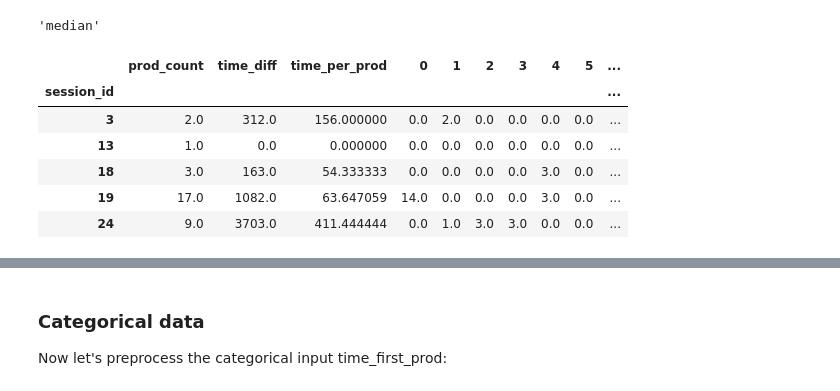
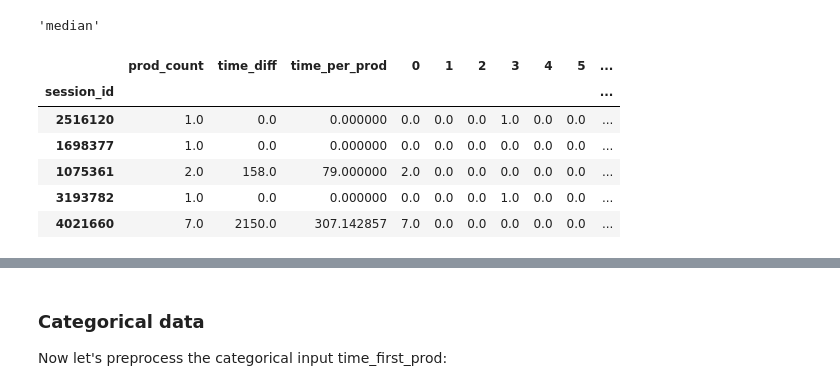
Before and after one commit to LucioBolatti/RecSys22-UB, a Jupyter notebook: ALL_Joan.ipynb, the cells around one changed output, grey strips where cells are left out. Saved outputs shown, nothing was run; the diff lists cells and outputs as text; code cells hidden in the pictures.

```diff
--- a/ALL_Joan.ipynb
+++ b/ALL_Joan.ipynb
@@ -250,9 +292,9 @@ df_1hot = cat_encoder.fit_transform(df.fillna('Unknown'))
 from sklearn.impute import SimpleImputer
 imputer = SimpleImputer(strategy="median")
 # %%
-df_num = df[["prod_count", "time_diff", "time_per_prod", 0, 1, 2, 3, 4, 5, 6, 7, 8, 9]]
+train_set_num = train_set[["prod_count", "time_diff", "time_per_prod", 0, 1, 2, 3, 4, 5, 6, 7, 8, 9]]
 # %%
-imputer.fit(df_num)
+imputer.fit(train_set_num)
 imputer.statistics_
 # %% [output]
 array([  3., 105.,  30.,   0.,   0.,   0.,   0.,   0.,   0.,   0.,   0.,
@@ -263,21 +305,21 @@ df_num.median().values
 array([  3., 105.,  30.,   0.,   0.,   0.,   0.,   0.,   0.,   0.,   0.,
          0.,   0.])
 # %%
-X = imputer.transform(df_num)
+X = imputer.transform(train_set_num)
 # %%
-df_tr = pd.DataFrame(X, columns=df_num.columns,
-                          index=df.index)
+train_set_tr = pd.DataFrame(X, columns=train_set_num.columns,
+                          index=train_set.index)
 # %%
 imputer.strategy
 # %% [output]
 'median'
 # %%
-df_tr.head()
+train_set_tr.head()
 # %% [output]
 |  | prod_count | time_diff | time_per_prod | 0 | 1 | 2 | 3 | 4 | 5 | ... |
 | session_id |  |  |  |  |  |  |  |  |  | ... |
-| 3 | 2.0 | 312.0 | 156.000000 | 0.0 | 2.0 | 0.0 | 0.0 | 0.0 | 0.0 | ... |
-| 13 | 1.0 | 0.0 | 0.000000 | 0.0 | 0.0 | 0.0 | 0.0 | 0.0 | 0.0 | ... |
-| 18 | 3.0 | 163.0 | 54.333333 | 0.0 | 0.0 | 0.0 | 0.0 | 3.0 | 0.0 | ... |
-| 19 | 17.0 | 1082.0 | 63.647059 | 14.0 | 0.0 | 0.0 | 0.0 | 3.0 | 0.0 | ... |
-| 24 | 9.0 | 3703.0 | 411.444444 | 0.0 | 1.0 | 3.0 | 3.0 | 0.0 | 0.0 | ... |
+| 2516120 | 1.0 | 0.0 | 0.000000 | 0.0 | 0.0 | 0.0 | 1.0 | 0.0 | 0.0 | ... |
+| 1698377 | 1.0 | 0.0 | 0.000000 | 0.0 | 0.0 | 0.0 | 0.0 | 0.0 | 0.0 | ... |
+| 1075361 | 2.0 | 158.0 | 79.000000 | 2.0 | 0.0 | 0.0 | 0.0 | 0.0 | 0.0 | ... |
+| 3193782 | 1.0 | 0.0 | 0.000000 | 0.0 | 0.0 | 0.0 | 1.0 | 0.0 | 0.0 | ... |
+| 4021660 | 7.0 | 2150.0 | 307.142857 | 7.0 | 0.0 | 0.0 | 0.0 | 0.0 | 0.0 | ... |
```
Also changed, not shown: parts of 20 cells of this notebook, 1 other file.
